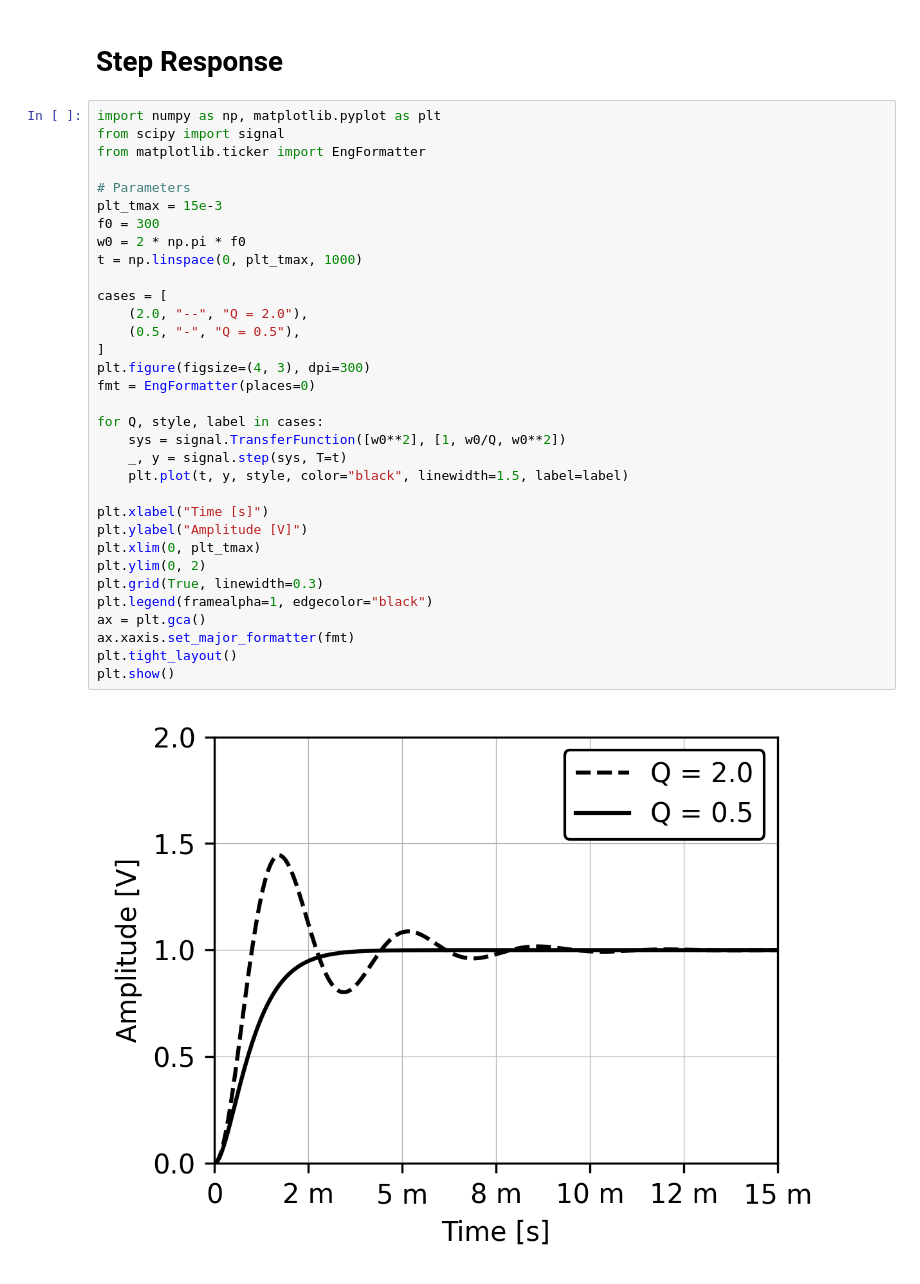
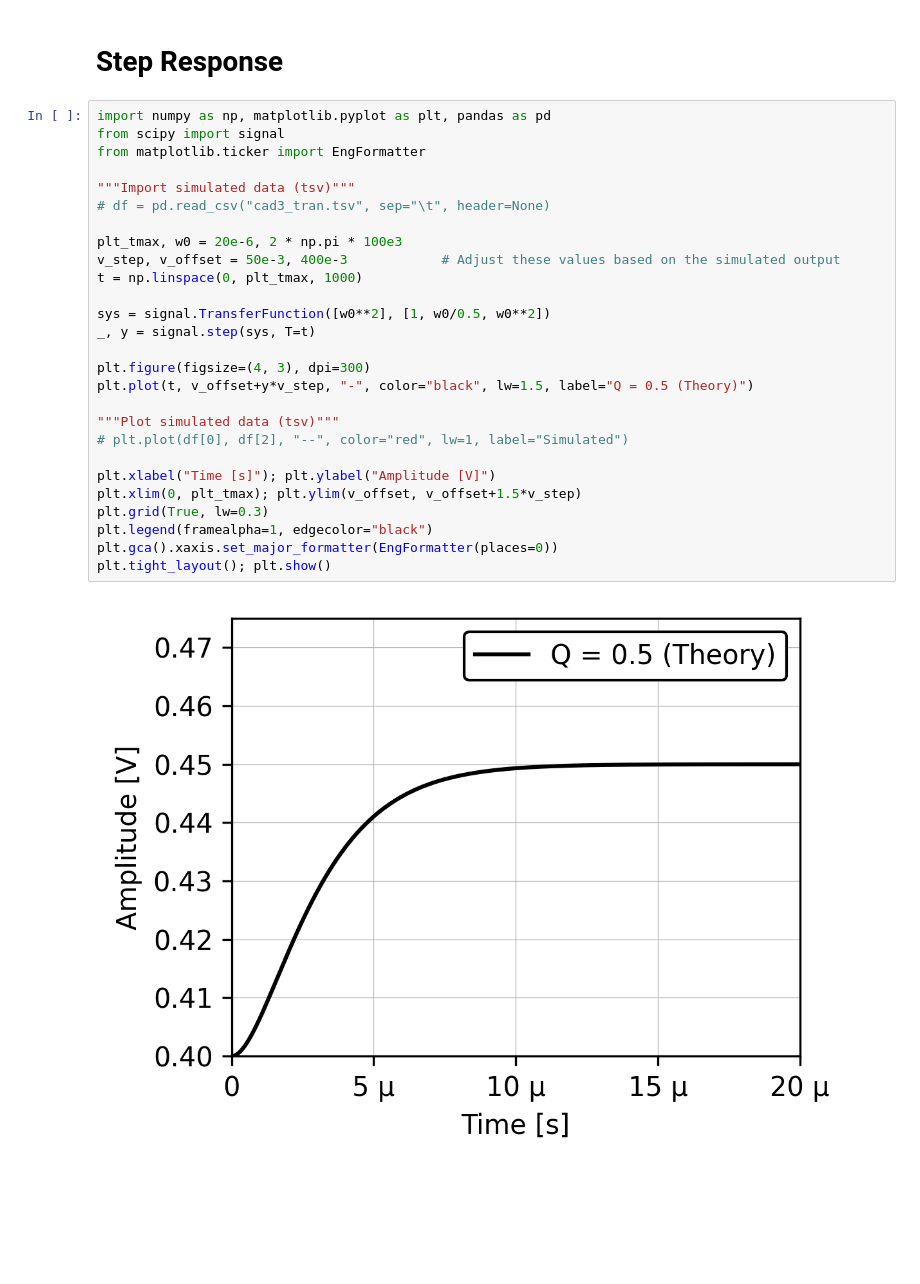
Before and after one commit to KwantaeKim/ELEC-E3530, a Jupyter notebook: CAD3.ipynb, the cells around one changed output. Cells and saved outputs as stored; diff of their text form; blank space fills up the shorter version.

```diff
--- a/CAD3.ipynb
+++ b/CAD3.ipynb
@@ -40,37 +31,31 @@ plt.show()
 # %% [markdown]
 # Step Response
 # %%
-import numpy as np, matplotlib.pyplot as plt
+import numpy as np, matplotlib.pyplot as plt, pandas as pd
 from scipy import signal
 from matplotlib.ticker import EngFormatter
 
-# Parameters
-plt_tmax = 15e-3
-f0 = 300
-w0 = 2 * np.pi * f0
+"""Import simulated data (tsv)"""
+# df = pd.read_csv("cad3_tran.tsv", sep="\t", header=None)
+
+plt_tmax, w0 = 20e-6, 2 * np.pi * 100e3
+v_step, v_offset = 50e-3, 400e-3			# Adjust these values based on the simulated output
 t = np.linspace(0, plt_tmax, 1000)
 
-cases = [
-	(2.0, "--", "Q = 2.0"),
-	(0.5, "-", "Q = 0.5"),
-]
+sys = signal.TransferFunction([w0**2], [1, w0/0.5, w0**2])
+_, y = signal.step(sys, T=t)
+
 plt.figure(figsize=(4, 3), dpi=300)
-fmt = EngFormatter(places=0)
+plt.plot(t, v_offset+y*v_step, "-", color="black", lw=1.5, label="Q = 0.5 (Theory)")
 
-for Q, style, label in cases:
-	sys = signal.TransferFunction([w0**2], [1, w0/Q, w0**2])
-	_, y = signal.step(sys, T=t)
-	plt.plot(t, y, style, color="black", linewidth=1.5, label=label)
+"""Plot simulated data (tsv)"""
+# plt.plot(df[0], df[2], "--", color="red", lw=1, label="Simulated")
 
-plt.xlabel("Time [s]")
-plt.ylabel("Amplitude [V]")
-plt.xlim(0, plt_tmax)
-plt.ylim(0, 2)
-plt.grid(True, linewidth=0.3)
+plt.xlabel("Time [s]"); plt.ylabel("Amplitude [V]")
+plt.xlim(0, plt_tmax); plt.ylim(v_offset, v_offset+1.5*v_step)
+plt.grid(True, lw=0.3)
 plt.legend(framealpha=1, edgecolor="black")
-ax = plt.gca()
-ax.xaxis.set_major_formatter(fmt)
-plt.tight_layout()
-plt.show()
+plt.gca().xaxis.set_major_formatter(EngFormatter(places=0))
+plt.tight_layout(); plt.show()
 # %% [output]
-[figure, old version]
+[figure, new version]
```
Also changed, not shown: parts of 1 cell of this notebook, 2 other files.
